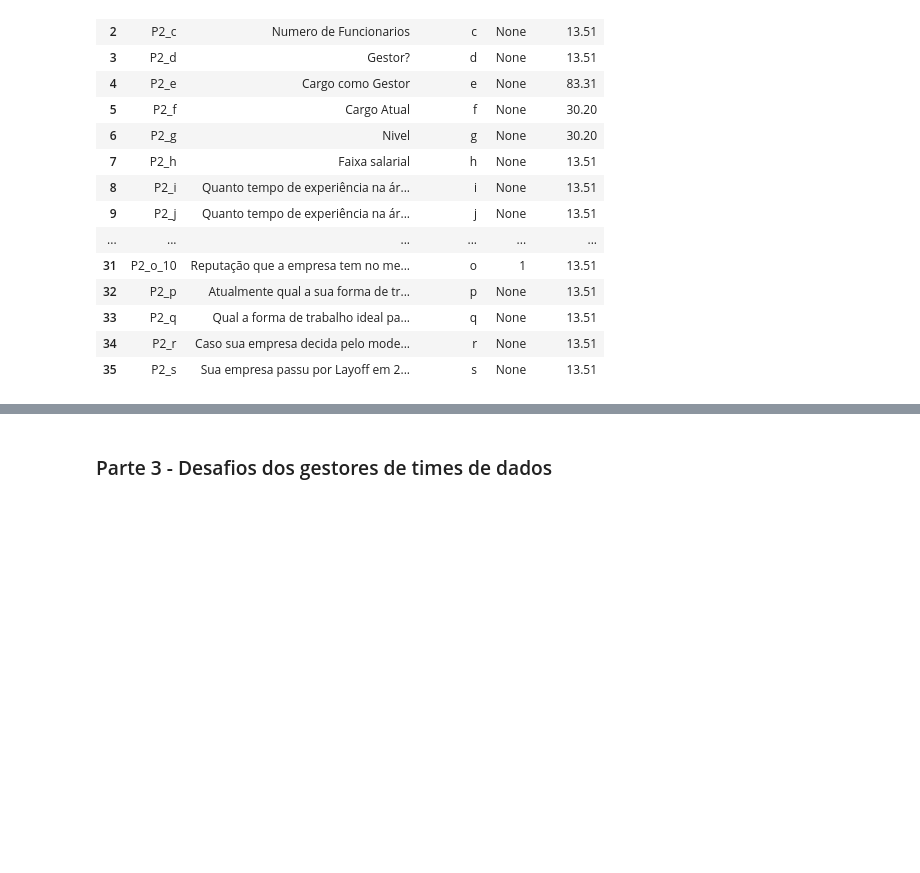
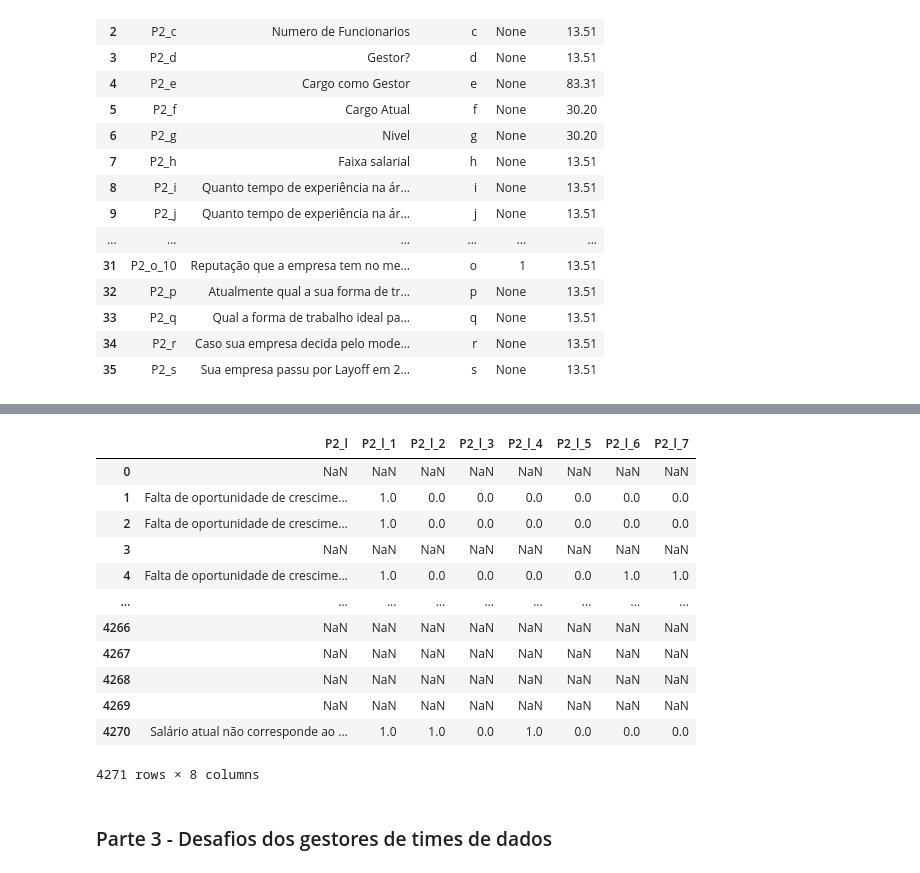
Before and after one commit to leticiafaria7/challenge-state-of-data, a Jupyter notebook: challenge-state-of-data.ipynb, the cells around one changed output, grey strips where cells are left out. Cells and saved outputs as stored; diff of their text form; code cells hidden in the pictures; blank space fills up the shorter version.

```diff
--- a/challenge-state-of-data.ipynb
+++ b/challenge-state-of-data.ipynb
@@ -327,3 +299,19 @@ Olhar distribuições:
+# %%
+parte2.filter(regex = "^P2_l", axis = 1)
+# %% [output]
+|  | P2_l | P2_l_1 | P2_l_2 | P2_l_3 | P2_l_4 | P2_l_5 | P2_l_6 | P2_l_7 |
+| 0 | NaN | NaN | NaN | NaN | NaN | NaN | NaN | NaN |
+| 1 | Falta de oportunidade de crescime... | 1.0 | 0.0 | 0.0 | 0.0 | 0.0 | 0.0 | 0.0 |
+| 2 | Falta de oportunidade de crescime... | 1.0 | 0.0 | 0.0 | 0.0 | 0.0 | 0.0 | 0.0 |
+| 3 | NaN | NaN | NaN | NaN | NaN | NaN | NaN | NaN |
+| 4 | Falta de oportunidade de crescime... | 1.0 | 0.0 | 0.0 | 0.0 | 0.0 | 1.0 | 1.0 |
+| ... | ... | ... | ... | ... | ... | ... | ... | ... |
+| 4266 | NaN | NaN | NaN | NaN | NaN | NaN | NaN | NaN |
+| 4267 | NaN | NaN | NaN | NaN | NaN | NaN | NaN | NaN |
+| 4268 | NaN | NaN | NaN | NaN | NaN | NaN | NaN | NaN |
+| 4269 | NaN | NaN | NaN | NaN | NaN | NaN | NaN | NaN |
+| 4270 | Salário atual não corresponde ao ... | 1.0 | 1.0 | 0.0 | 1.0 | 0.0 | 0.0 | 0.0 |
+4271 rows × 8 columns
 # %% [markdown]
 ### Parte 3 - Desafios dos gestores de times de dados
 # %% [markdown]
```
Also changed, not shown: parts of 6 cells of this notebook.
